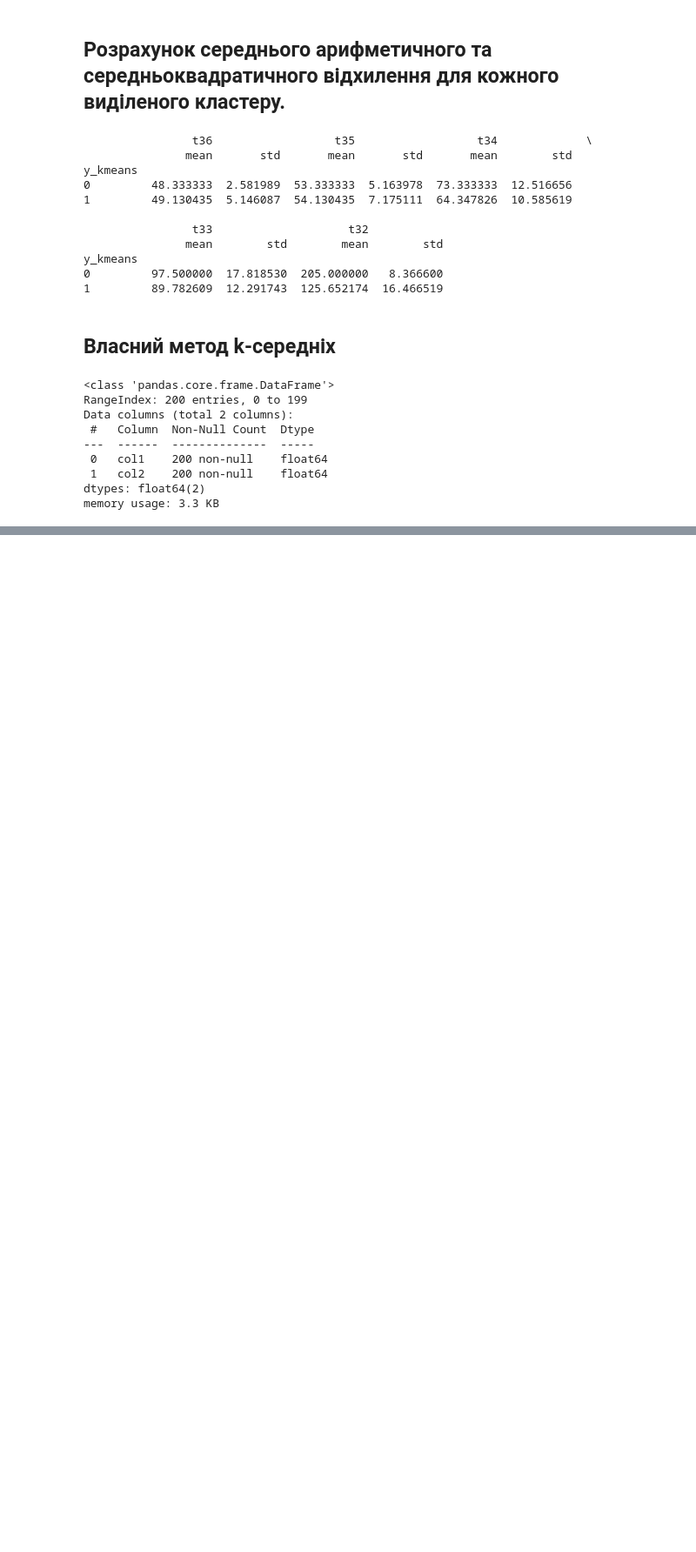
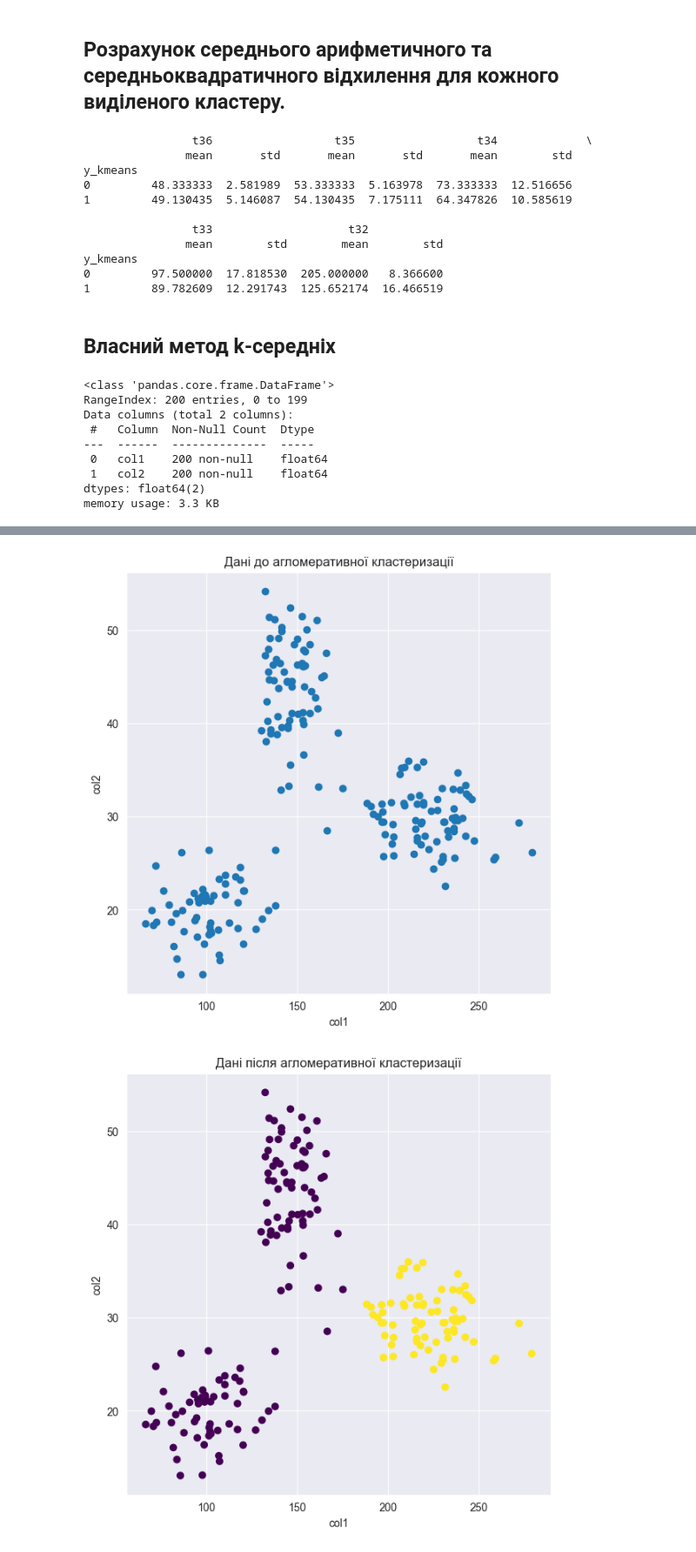
Before and after one commit to Ludens101/tssd_lab1, a Jupyter notebook: lab1.ipynb, the cells around one changed output, grey strips where cells are left out. Shown at 87% size. Drawn from its saved outputs; the diff is of its cells as text; code cells hidden in the pictures; blank space fills up the shorter version.

```diff
--- a/lab1.ipynb
+++ b/lab1.ipynb
@@ -375,0 +379,5 @@ pd.plotting.parallel_coordinates(df, 'y_kmeans', cols=data.columns, color=colors
+# %%
+agglo =  AgglomerativeClustering(n_clusters=2, linkage="average")
+agglo.fit(X_test)
+test_df['y_agglo'] = agglo.labels_
+print(test_df)
@@ -375,0 +399,17 @@ pd.plotting.parallel_coordinates(df, 'y_kmeans', cols=data.columns, color=colors
+# %%
+plt.figure(figsize=(7,7))
+plt.scatter(test_df['col1'],test_df['col2'])
+plt.xlabel('col1')
+plt.ylabel('col2')
+plt.title('Дані до агломеративної кластеризації')
+plt.show()
+
+plt.figure(figsize=(7,7))
+plt.scatter(test_df['col1'],test_df['col2'], c=test_df['y_agglo'],cmap='viridis')
+plt.xlabel('col1')
+plt.ylabel('col2')
+plt.title('Дані після агломеративної кластеризації')
+plt.show()
+# %% [output]
+[figure, added]
+[figure, added]
```
Also changed, not shown: parts of 18 cells of this notebook.
